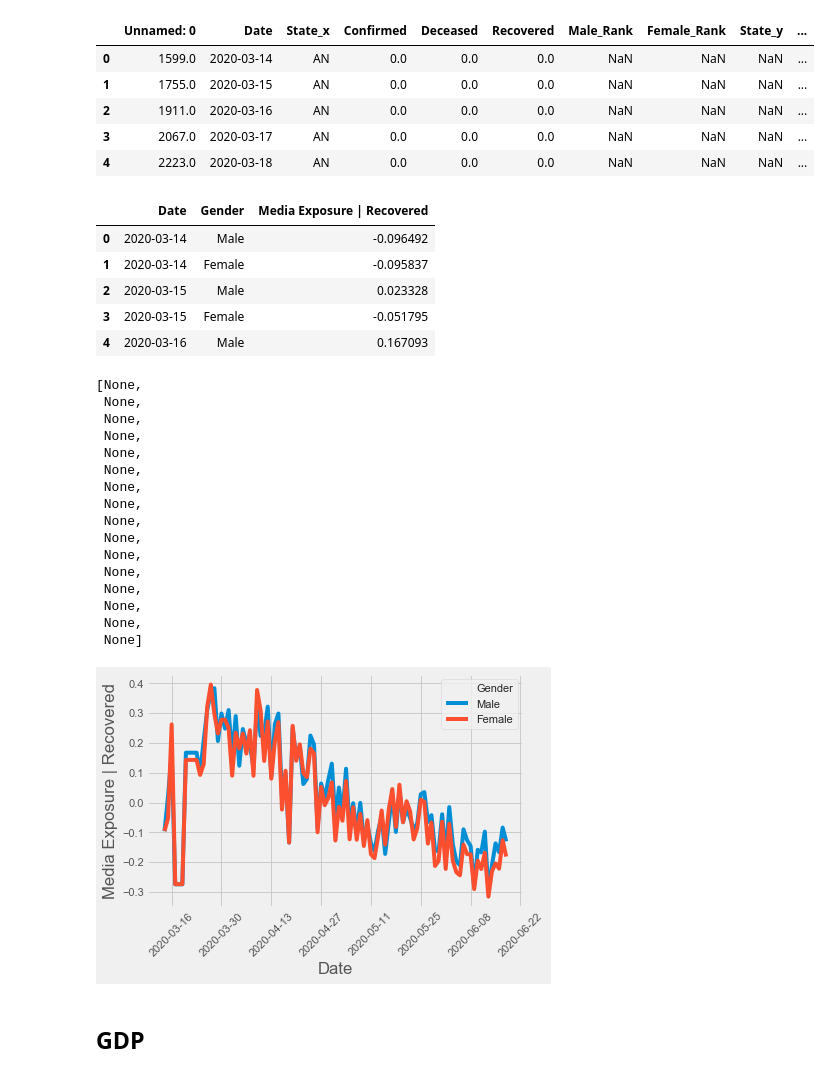
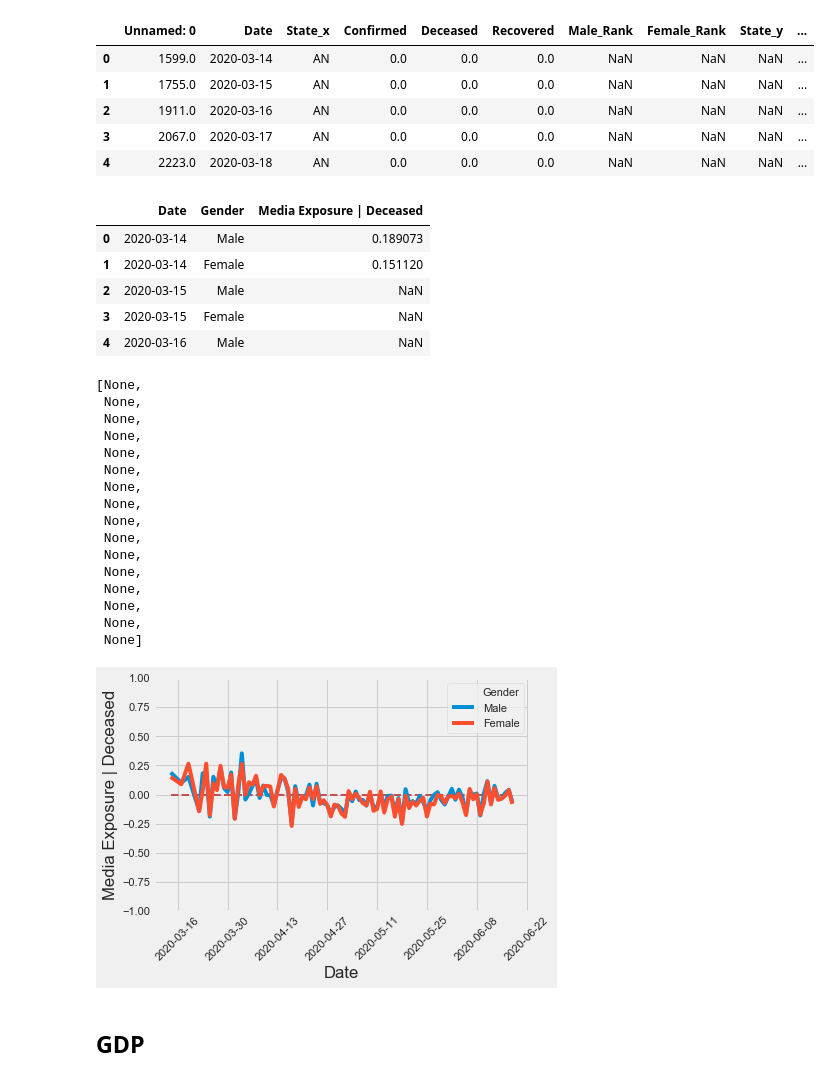
Before and after one commit to bdkj/viz, a Jupyter notebook: 1/CoVID correlations.ipynb, the cells around one changed output. Cells and saved outputs as stored; diff of their text form; code cells hidden in the pictures.

Commit message:
Readjust plot lims

```diff
--- a/1/CoVID correlations.ipynb
+++ b/1/CoVID correlations.ipynb
@@ -95,7 +95,7 @@ df.sort_values("Date")
 #Finding Correlation on day-to-day CoVID cases
 
 lit_metric = 'Literacy_Rate_Total'
-cov_metric = 'Recovered'
+cov_metric = 'Deceased'
 
 corr_vals = []
 for i in df["Date"].unique():
@@ -186,7 +185,7 @@ df.head()
 # %%
 #Finding Correlation on day-to-day CoVID cases
 
-cov_metric = 'Recovered'
+cov_metric = 'Deceased'
 
 corr_vals = []
 for i in df["Date"].unique():
@@ -197,37 +196,41 @@ for i in df["Date"].unique():
 new_df = pd.DataFrame(corr_vals, columns=["Date", 'Gender', "Media Exposure | " + cov_metric])
 new_df.head()
 # %% [output]
-|  | Date | Gender | Media Exposure | Recovered |
-| 0 | 2020-03-14 | Male | -0.096492 |
-| 1 | 2020-03-14 | Female | -0.095837 |
-| 2 | 2020-03-15 | Male | 0.023328 |
-| 3 | 2020-03-15 | Female | -0.051795 |
-| 4 | 2020-03-16 | Male | 0.167093 |
+|  | Date | Gender | Media Exposure | Deceased |
+| 0 | 2020-03-14 | Male | 0.189073 |
+| 1 | 2020-03-14 | Female | 0.151120 |
+| 2 | 2020-03-15 | Male | NaN |
+| 3 | 2020-03-15 | Female | NaN |
+| 4 | 2020-03-16 | Male | NaN |
 # %%
 plt.style.use('fivethirtyeight')
 
 g = sns.lineplot(x="Date", y="Media Exposure | " + cov_metric, hue='Gender', data=new_df)
 # g.set_xticklabels(g.get_xticklabels(), rotation=30)
-
+plt.ylim(top=1) #ymax is your value
+plt.ylim(bottom=-1) #ymin is your value
+# print(new_df.iloc[-3]['Date'])
+plt.hlines(y=0, xmin=new_df.iloc[0]['Date'], xmax=new_df.iloc[-3]['Date'], colors='r', linestyles='--', lw=2)
 plt.setp(g.get_xticklabels(), rotation=45)
+# plt.setp(g.get_xticklabels(), rotation=45)
 # %% [output]
 [None,
  None,
  None,
  None,
  None,
  None,
  None,
  None,
  None,
  None,
  None,
  None,
  None,
  None,
  None,
  None]
-[figure, old version]
+[figure, new version]
 # %% [markdown]
 ## GDP
 # %%
```
Also changed, not shown: parts of 13 cells of this notebook, 12 other files.
